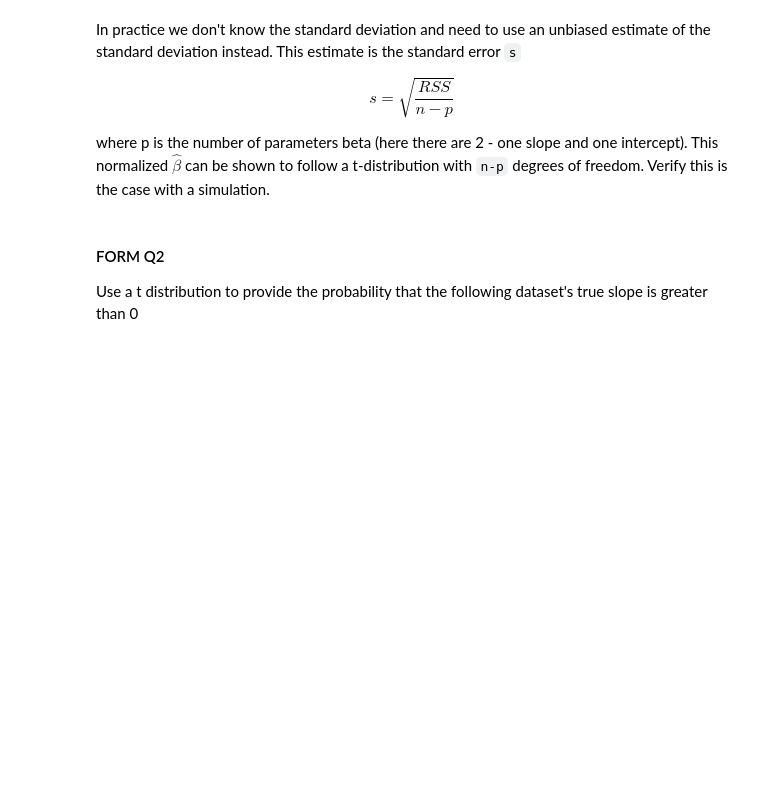
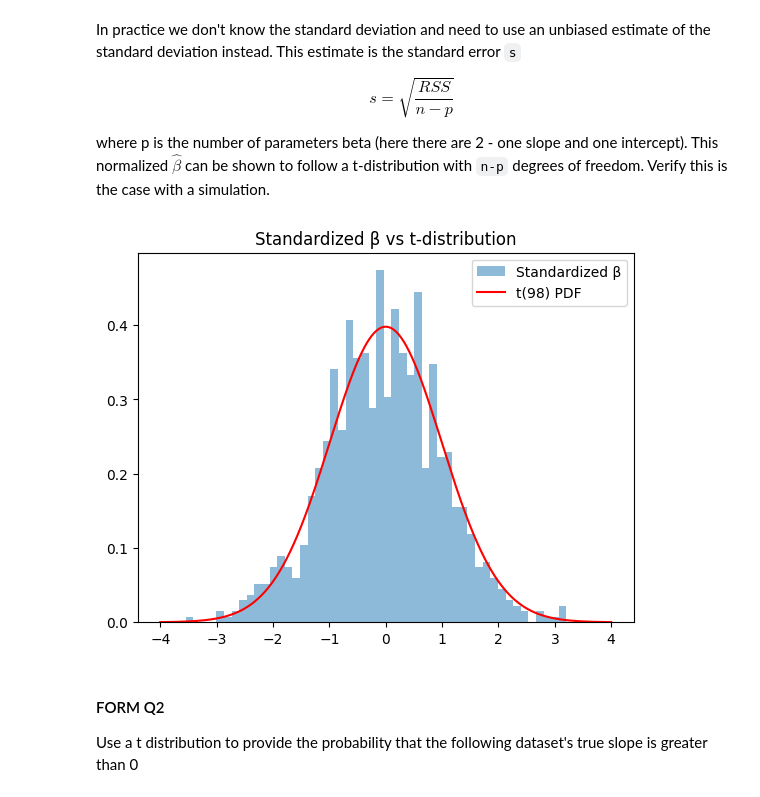
Before and after one commit to gallettilance/CS506-Fall2024, a Jupyter notebook: lecture_15/worksheet_15.ipynb, the cells around one changed output. Saved outputs shown, nothing was run; the diff lists cells and outputs as text; code cells hidden in the pictures; blank space fills up the shorter version.

```diff
--- a/lecture_15/worksheet_15.ipynb
+++ b/lecture_15/worksheet_15.ipynb
@@ -203,21 +225,52 @@ In practice we don't know the standard deviation and need to use an unbiased est
 $$s = \sqrt{\frac{RSS}{n - p}}$$
 
 where p is the number of parameters beta (here there are 2 - one slope and one intercept). This normalized $\hat\beta$ can be shown to follow a t-distribution with `n-p` degrees of freedom. Verify this is the case with a simulation.
-# %%
-from scipy.stats import t
-
-def standard_error(ytrue, ypred):
-    ...
-
-beta_hist = []
-for _ in range(1000):
-    ...
-
-xs = np.linspace(-10,10,1000)
-fig, ax = plt.subplots()
-ax.hist(beta_hist, bins=100, density=True)
-ax.plot(xs, t.pdf(xs, SAMPLE_SIZE - 2), color='red')
-plt.show()
+# %%
+from scipy.stats import t
+
+def standard_error(ytrue, ypred):
+    residuals = ytrue - ypred
+    n = len(ytrue)
+    p = 2  # number of parameters (intercept and slope)
+    return np.sqrt(np.sum(residuals**2) / (n - p))
+
+SAMPLE_SIZE = 100
+beta_hist = []
+for _ in range(1000):
+    # Generate data
+    xlin = -1.0 + 2.0 * np.random.random(SAMPLE_SIZE)
+    y = 0.0 * xlin + np.random.randn(SAMPLE_SIZE)
+
+    # Create design matrix
+    intercept = np.ones(np.shape(xlin)[0])
+    X = np.array([intercept, xlin]).T
+
+    # Calculate beta hat
+    beta = np.linalg.inv(X.T @ X) @ X.T @ y
+
+    # Calculate predicted values
+    y_pred = X @ beta
+
+    # Calculate standard error
+    s = standard_error(y, y_pred)
+
+    # Calculate S_kk (for slope coefficient)
+    S = np.linalg.inv(X.T @ X)
+    S_kk = S[1,1]
+
+    # Calculate t-statistic
+    t_stat = beta[1] / (s * np.sqrt(S_kk))
+    beta_hist.append(t_stat)
+
+xs = np.linspace(-4, 4, 1000)
+fig, ax = plt.subplots()
+ax.hist(beta_hist, bins=50, density=True, alpha=0.5, label='Standardized β')
+ax.plot(xs, t.pdf(xs, df=SAMPLE_SIZE-2), color='red', label=f't({SAMPLE_SIZE-2}) PDF')
+ax.set_title('Standardized β vs t-distribution')
+ax.legend()
+plt.show()
+# %% [output]
+[figure, added]
 # %% [markdown]
 #### FORM Q2
 
```
Also changed, not shown: parts of 9 cells of this notebook, 4 other files.
